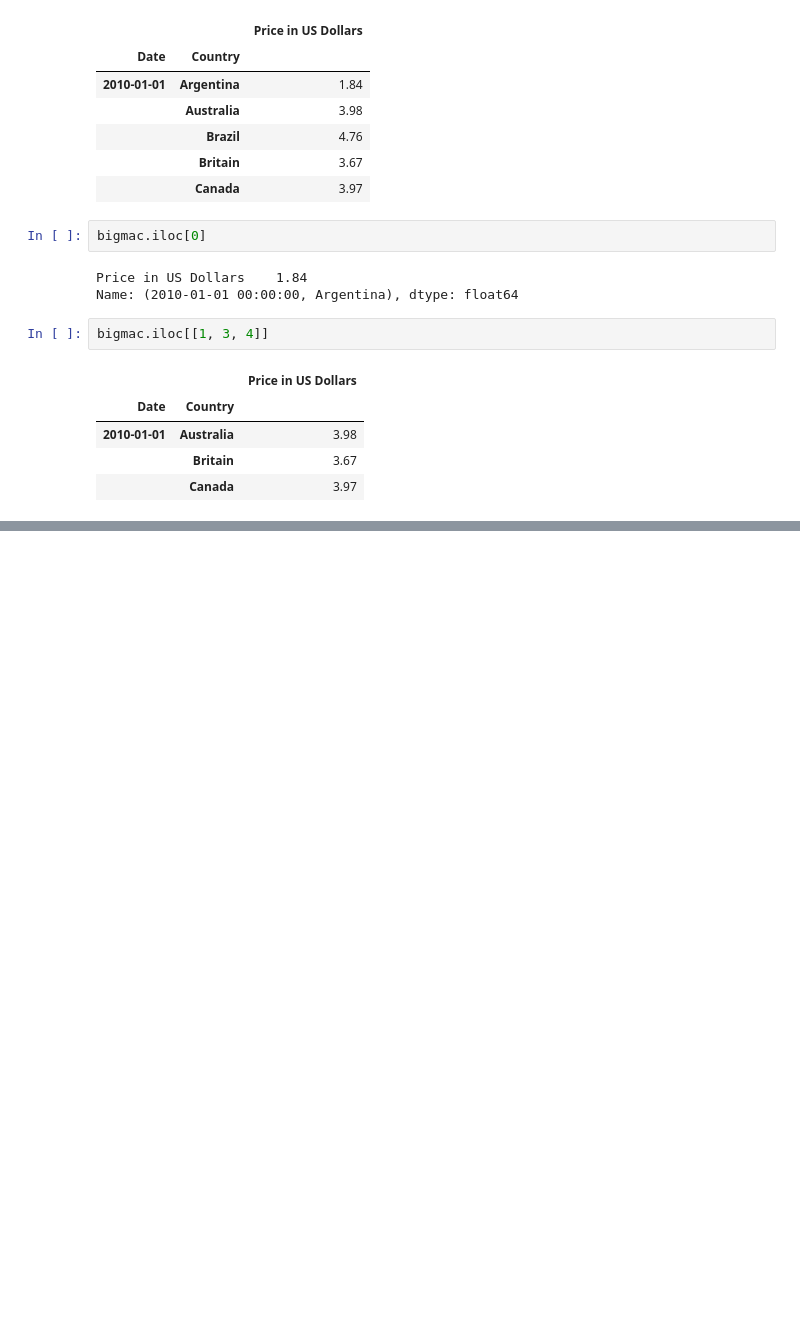
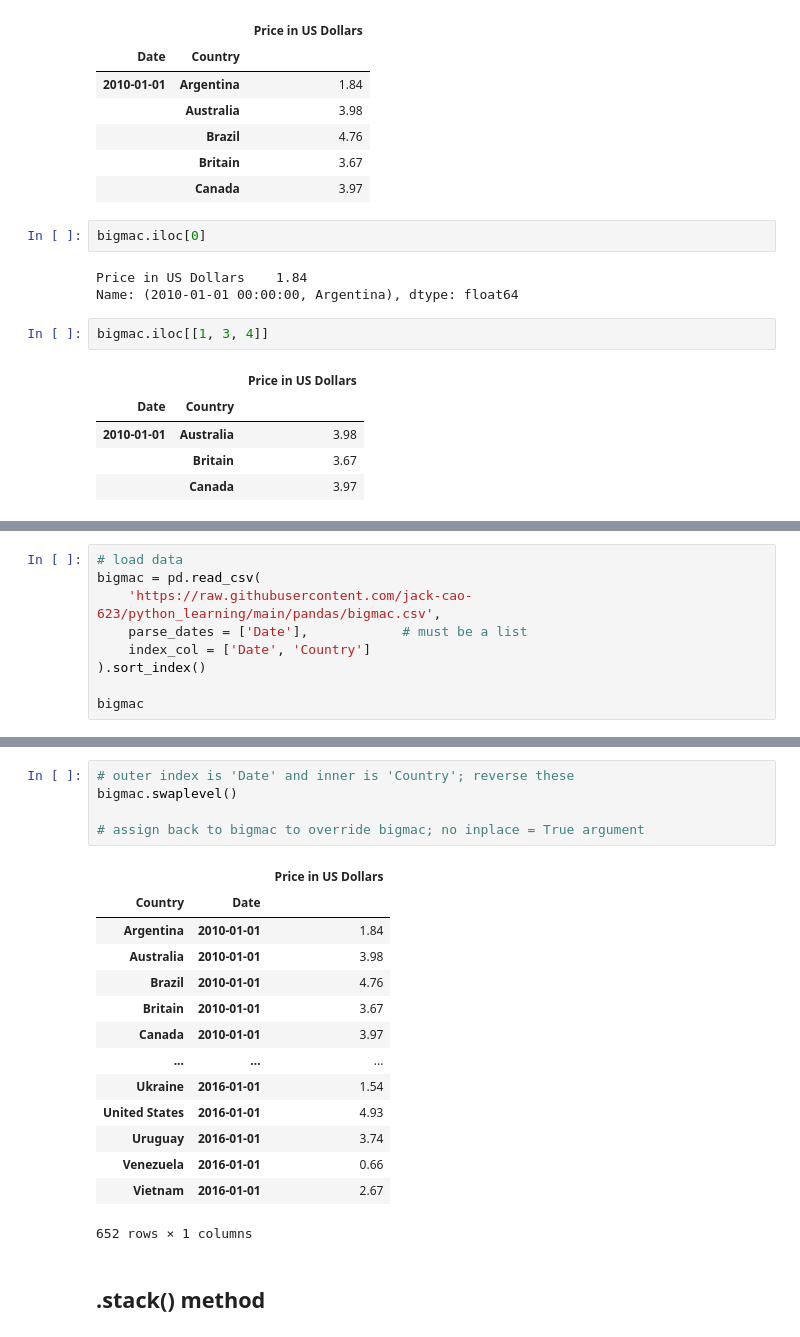
Before and after one commit to jack-cao-623/python_learning, a Jupyter notebook: pandas_multiindex.ipynb, the cells around one changed output, grey strips where cells are left out. Drawn from its saved outputs; the diff is of its cells as text; blank space fills up the shorter version.

```diff
--- a/pandas_multiindex.ipynb
+++ b/pandas_multiindex.ipynb
@@ -617,0 +727,9 @@ bigmac.iloc[[1, 3, 4]]
+# %%
+# load data
+bigmac = pd.read_csv(
+    'https://raw.githubusercontent.com/jack-cao-623/python_learning/main/pandas/bigmac.csv',
+    parse_dates = ['Date'],            # must be a list
+    index_col = ['Date', 'Country']
+).sort_index()
+
+bigmac
@@ -617,0 +751,22 @@ bigmac.iloc[[1, 3, 4]]
+# %%
+# outer index is 'Date' and inner is 'Country'; reverse these
+bigmac.swaplevel()
+
+# assign back to bigmac to override bigmac; no inplace = True argument
+# %% [output]
+|  |  | Price in US Dollars |
+| Country | Date |  |
+| Argentina | 2010-01-01 | 1.84 |
+| Australia | 2010-01-01 | 3.98 |
+| Brazil | 2010-01-01 | 4.76 |
+| Britain | 2010-01-01 | 3.67 |
+| Canada | 2010-01-01 | 3.97 |
+| ... | ... | ... |
+| Ukraine | 2016-01-01 | 1.54 |
+| United States | 2016-01-01 | 4.93 |
+| Uruguay | 2016-01-01 | 3.74 |
+| Venezuela | 2016-01-01 | 0.66 |
+| Vietnam | 2016-01-01 | 2.67 |
+652 rows × 1 columns
+# %% [markdown]
+## .stack() method
```
Also changed, not shown: parts of 11 cells of this notebook.
